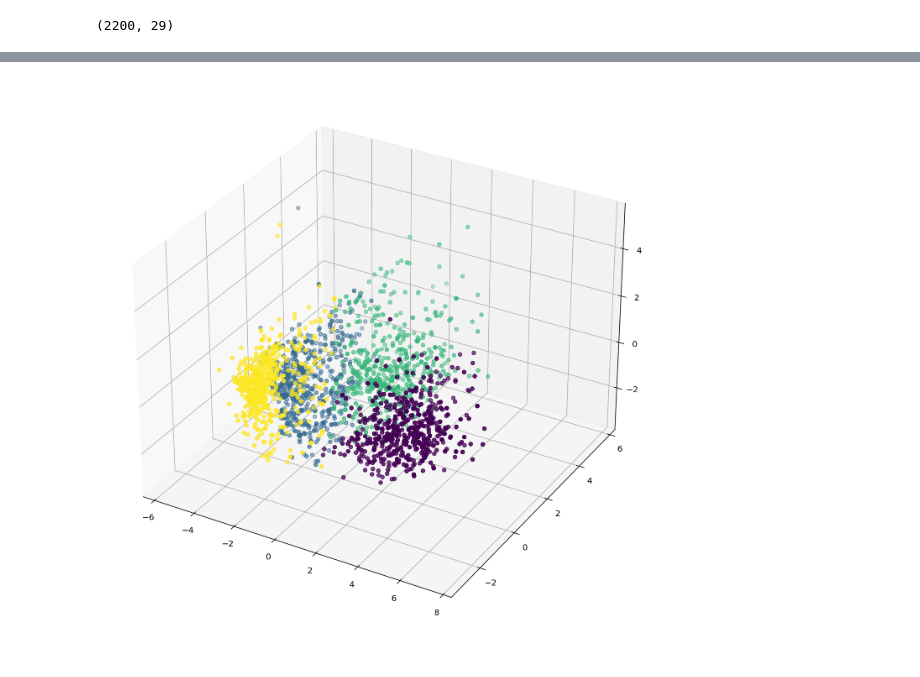
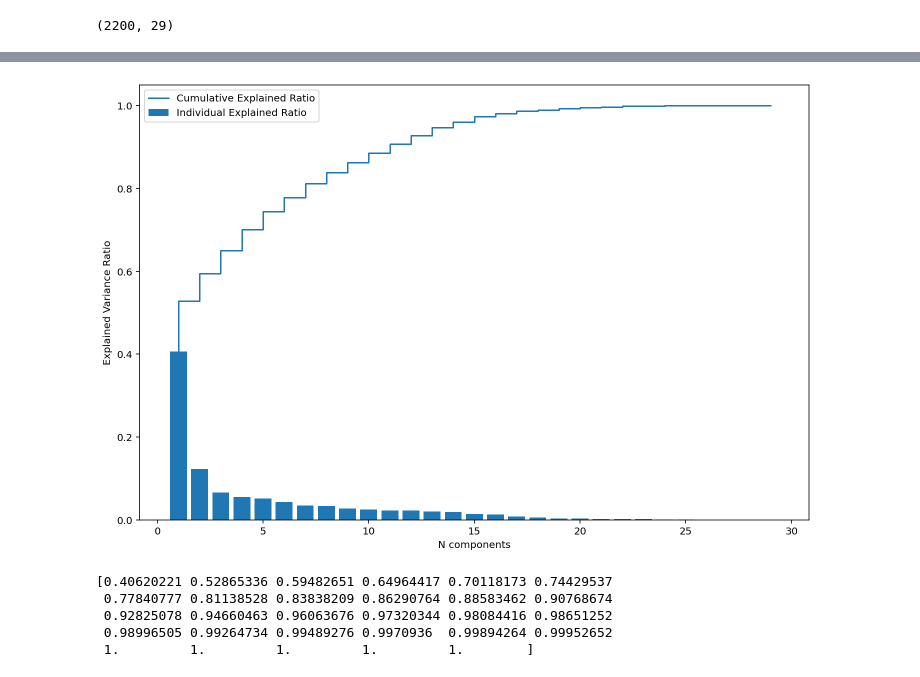
Before and after one commit to yxyfer/PTML_Project, a Jupyter notebook: src/market_analysis_unsupervised.ipynb, the cells around one changed output, grey strips where cells are left out. Cells and saved outputs as stored; diff of their text form; code cells hidden in the pictures.

```diff
--- a/src/market_analysis_unsupervised.ipynb
+++ b/src/market_analysis_unsupervised.ipynb
@@ -390,15 +312,0 @@ plt.show()
-# %%
-pca = PCA(n_components = 3)
-pca.fit(df_tr)
-
-X_pca = pd.DataFrame(pca.transform(df_tr), columns=["col1", "col2", "col3"])
-# %%
-l = []
-score = []
-
-for i in range(2, 20):
-    model = KMeans(n_clusters=i, random_state=20)
-    model.fit(X_pca)
-
-    l.append(i)
-    score.append(model.inertia_)
@@ -411,3 +312,0 @@ plt.show()
-# %%
-for i, s in enumerate(score):
-    print(f"NB Clusters {i} | Score {s}")
@@ -437,11 +313,23 @@ cluster = model.predict(X_pca)
-# %%
-x = X_pca["col1"]
-y = X_pca["col2"]
-z = X_pca["col3"]
-
-fig = plt.figure(figsize=(16, 12))
-ax = fig.add_subplot(111, projection="3d")
-ax.scatter(x, y, z, c=cluster, marker="o")
-plt.show()
-# %% [output]
-[figure, removed]
+# %%
+class PcaReduction:
+    def pca_eigenvalues(self, X):
+        pca = PCA()
+        pca.fit(X)
+
+        cum_sum_eigenvalues = np.cumsum(pca.explained_variance_ratio_)
+
+        plt.figure(figsize=(12, 8))
+        plt.bar(range(1, len(pca.explained_variance_ratio_) + 1), pca.explained_variance_ratio_, label="Individual Explained Ratio")
+        plt.step(range(1, len(cum_sum_eigenvalues) + 1), cum_sum_eigenvalues, label="Cumulative Explained Ratio")
+        plt.xlabel("N components")
+        plt.ylabel("Explained Variance Ratio")
+        plt.legend(loc="best")
+        plt.show()
+
+        return cum_sum_eigenvalues
+
+    def fit_pca(self, X, nb_components):
+        pca = PCA(n_components=nb_components)
+        pca.fit(X)
+
+        return pd.DataFrame(pca.transform(X), columns=[f"col{i}" for i in range(nb_components)])
@@ -447,0 +373,10 @@ plt.show()
+# %%
+pca_reduction = PcaReduction()
+print(pca_reduction.pca_eigenvalues(df_tr))
+# %% [output]
+[figure, added]
+[0.40620221 0.52865336 0.59482651 0.64964417 0.70118173 0.74429537
+ 0.77840777 0.81138528 0.83838209 0.86290764 0.88583462 0.90768674
+ 0.92825078 0.94660463 0.96063676 0.97320344 0.98084416 0.98651252
+ 0.98996505 0.99264734 0.99489276 0.9970936  0.99894264 0.99952652
+ 1.         1.         1.         1.         1.        ]
```
Also changed, not shown: parts of 18 cells of this notebook.
